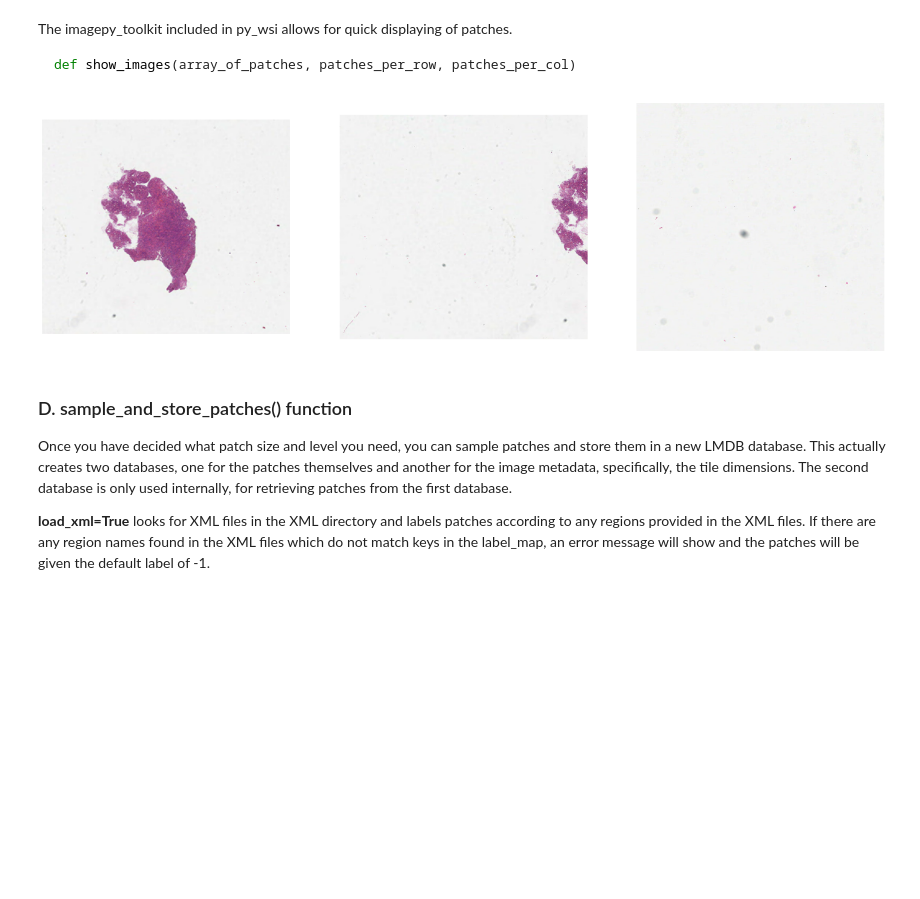
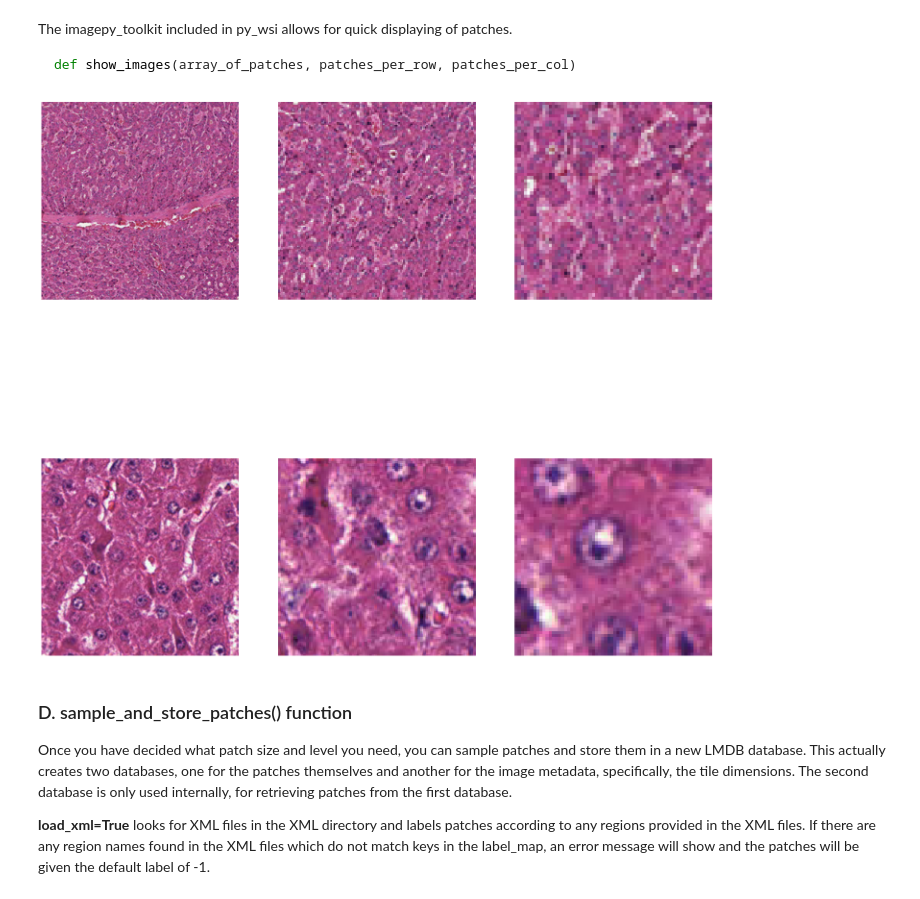
Before and after one commit to sidhomj/qpath_unet, a Jupyter notebook: tmp_resources/jupyterlab/Using py-wsi.ipynb, the cells around one changed output. Saved outputs shown, nothing was run; the diff lists cells and outputs as text; code cells hidden in the pictures; blank space fills up the shorter version.

````diff
--- a/tmp_resources/jupyterlab/Using py-wsi.ipynb
+++ b/tmp_resources/jupyterlab/Using py-wsi.ipynb
@@ -130,13 +126,22 @@ patch_3 = turtle.retrieve_sample_patch(sample_image, 500, 12, overlap=12)
+# %%
+#level 12
+patch_12_1 = turtle.retrieve_sample_patch(sample_image, 256, 12, overlap=12)
+patch_12_2 = turtle.retrieve_sample_patch(sample_image, 128, 12, overlap=12)
+patch_12_3 = turtle.retrieve_sample_patch(sample_image, 64, 12, overlap=12)
+#level 15
+patch_15_1 = turtle.retrieve_sample_patch(sample_image, 256, 15, overlap=12)
+patch_15_2 = turtle.retrieve_sample_patch(sample_image, 128, 15, overlap=12)
+patch_15_3 = turtle.retrieve_sample_patch(sample_image, 64, 15, overlap=12)
 # %% [markdown]
 The imagepy_toolkit included in py_wsi allows for quick displaying of patches.
 
 ```python
 def show_images(array_of_patches, patches_per_row, patches_per_col)
 ```
-# %%
-tk.show_images([patch_1, patch_2, patch_3], 3, 1)
-# %% [output]
-[figure, removed]
+# %%
+tk.show_images([patch_12_1, patch_12_2, patch_12_3, patch_15_1, patch_15_2, patch_15_3], 3, 2)
+# %% [output]
+[figure, added]
 # %% [markdown]
 ### D. sample_and_store_patches() function
 
````
Also changed, not shown: parts of 13 cells of this notebook, 28 other files.
